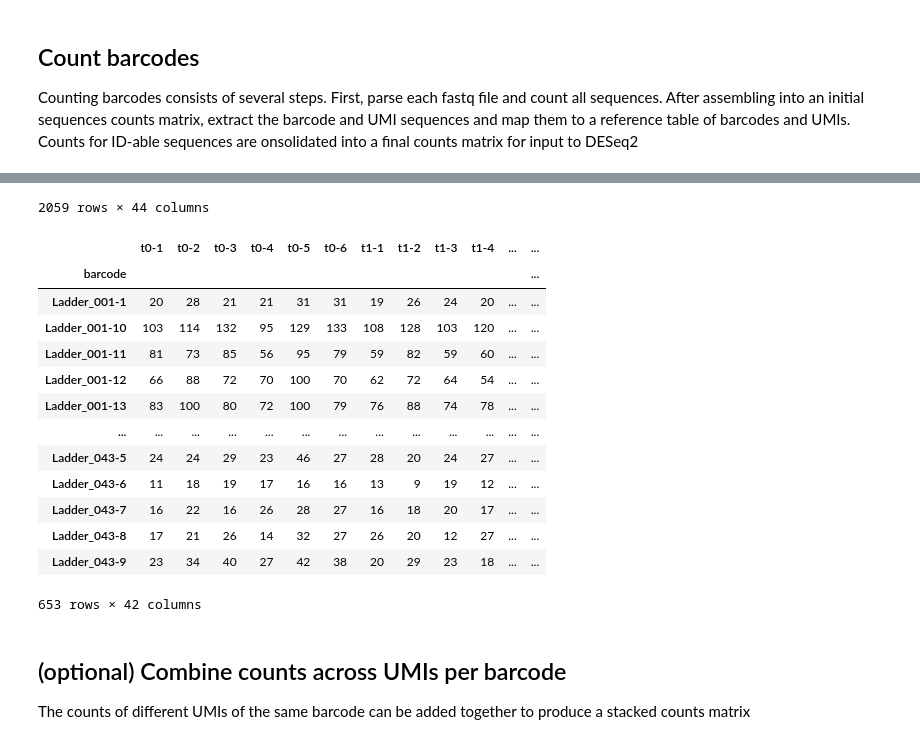
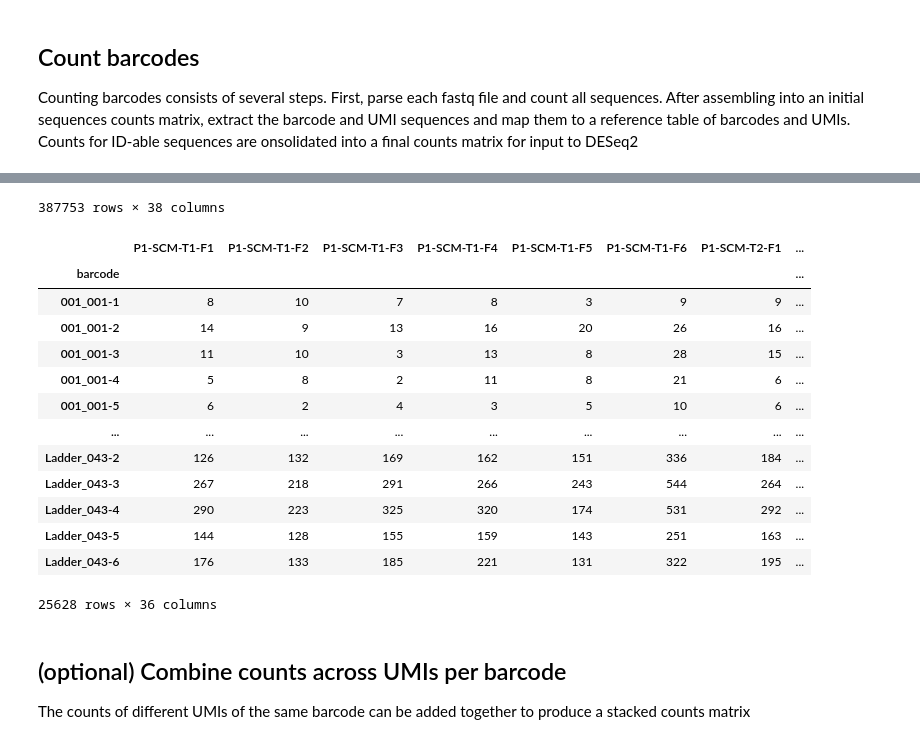
Before and after one commit to roy-ang/crispey3-epistasis, a Jupyter notebook: notebooks/analysis/crispey3-count-barcodes.ipynb, the cells around one changed output, grey strips where cells are left out. Drawn from its saved outputs; the diff is of its cells as text; code cells hidden in the pictures.

Commit message:
mapping code updated, working with pool1_scm_aug2021 data

```diff
--- a/notebooks/analysis/crispey3-count-barcodes.ipynb
+++ b/notebooks/analysis/crispey3-count-barcodes.ipynb
@@ -93,7 +48,7 @@ Searching 336 files..  [####################################]  100%
 # %%
 # key to map fastq names to output names
 seqID_to_sampleName = {}
-sample_key_file = "/home/users/rang/crispey3/ladder_pilot_feb2021/SampleKey-18146-30.txt"
+sample_key_file = "/home/users/rang/scratch/yeast/crispey3/pool1_scm_aug2021/SampleKey-18146-36.txt"
 with open(sample_key_file, 'r') as sample_key:
     sample_key.readline() # skip header
     for line in sample_key:
@@ -105,11 +60,11 @@ with open(sample_key_file, 'r') as sample_key:
 Remove staggers, leaving the UMI+partial barcode sequence (19-26bp, may be shorter depending on quality trimming)
 # %%
 # working directory with fastq files
-working_dir="/home/users/rang/scratch/yeast/tmp/ladder_pilot_adapted/fastq/"
+working_dir="/home/users/rang/scratch/yeast/crispey3/pool1_scm_aug2021/fastq/"
 os.chdir(working_dir)
 
 # get read 2 files for trimming
-fastq_list = sorted([os.path.abspath(x) for x in glob.glob("*R2_adapted.fastq.gz")])
+fastq_list = sorted([os.path.abspath(x) for x in glob.glob("*R2_001.fastq.gz")])
 # %%
 # cutadapt parameters to trim read 2 to get barcode+UMI (27bp)
 adapter_5prime = 'GGCCAGTTTAAACTT'
@@ -130,7 +85,7 @@ for fastq_path in fastq_list:
 
     # rename output files by sample key stored in seqID_to_sampleName
     fastq_file = os.path.basename(fastq_path)
-    output_file_r2 = pattern.sub(lambda x: seqID_to_sampleName[x.group()], fastq_file).replace("_adapted.fastq.gz", "_adapted_trimmed.fastq.gz")
+    output_file_r2 = pattern.sub(lambda x: seqID_to_sampleName[x.group()], fastq_file).replace("_001.fastq.gz", "_001_trimmed.fastq.gz")
     output_file_r1 = output_file_r2.replace("_R2_", "_R1_")
 
     print('Trimming: ' + fastq_path)
@@ -138,8 +93,8 @@ for fastq_path in fastq_list:
     cutadapt_cmd = ["cutadapt", "-g", adapter_5prime,
                     "-j", str(num_of_cores),
                     "-e", str(err),
-                    "-q", "20", # use -q for miseq/hiseq quality trimming
-                    #"--nextseq-trim", "20", # use this option for nextseq quality trimming
+                    #"-q", "20", # use -q for miseq/hiseq quality trimming
+                    "--nextseq-trim", "20", # use this option for nextseq quality trimming
                     "--discard-untrimmed", "-m", str(min_r2_length),
                     "--pair-filter=first",
                     "-o", output_dir+output_file_r2, "-p", output_dir+output_file_r1,
@@ -404,24 +371,22 @@ seq_counts_df.to_csv(output_dir+seq_counts_filename, sep="\t")
 mapped_counts_df = seq_counts_df.copy()
 mapped_counts_df = mapped_counts_df.reset_index()
 
-# filter out singletons and doubletons (computationally expensive to map these rare barcodes, minimal impact to total count)
-mapped_counts_df = mapped_counts_df.loc[mapped_counts_df.sum(axis=1)>=3]
+# filter out low count barcodes (computationally expensive to map these rare barcodes, minimal impact to total count (~2%))
+cutoff = 3
+mapped_counts_df = mapped_counts_df.loc[mapped_counts_df.sum(axis=1)>=cutoff]
 
-# split sequences up for multiprocessing
-def map_sequences(seq_list, barcode_table, umi_list, barcode_length, umi_length, linker_seq):
-    '''
-    helper function for multiprocessing of barcode-umi mapping
-    '''
-    return seq_list.apply(map_seq_to_barcode_umi, args=(barcode_table, umi_list, barcode_length, umi_length, linker_seq))
-
+# do multiprocessing for sequence mapping
 num_of_cores = len(os.sched_getaffinity(0))
 with mp.Pool(num_of_cores) as pool:
-    sequences_chunks = np.array_split(mapped_counts_df['sequence'], num_of_cores)
-    starmap_args = [[seq_list, barcode_table, umi_list, 12, 9, 'GCATGC'] for seq_list in sequences_chunks]
-    barcode_umi_id_lists = pool.starmap(map_sequences, starmap_args)
+    barcode_umi_id_list = [pool.apply_async(map_seq_to_barcode_umi, (seq, barcode_table, umi_list, 12, 9, 'GCATGC')) for seq in mapped_counts_df['sequence']]
+    barcode_umi_id_list = [res.get() for res in barcode_umi_id_list]
 
-mapped_counts_df['barcode_umi_id'] = pd.concat(barcode_umi_id_lists)
+# mapped_counts_df['barcode_umi_id'] = [x for res in barcode_umi_id_lists for x in res] #pd.concat(barcode_umi_id_lists)
+mapped_counts_df['barcode_umi_id'] = barcode_umi_id_list
 display(mapped_counts_df)
+
+# remove unknowns
+mapped_counts_df = mapped_counts_df.query('barcode_umi_id!="UNKNOWN"')
 
 # consolidate counts
 mapped_counts_df = mapped_counts_df.groupby('barcode_umi_id').sum().fillna(0).astype(int)
@@ -433,7 +398,6 @@ os.makedirs(output_dir, exist_ok=True)
 mapped_counts_df.to_csv(output_dir+barcode_counts_filename, sep="\t")
 
 
-
 # # one-liner to map sequences to barcode-umi IDs
 # # warning: single-threaded, expected to be slow
 # mapped_counts_df['barcode_umi_id'] = mapped_counts_df['sequence'].apply(map_seq_to_barcode_umi, args=(barcode_table, umi_list, 12, 9, 'GCATGC'))
@@ -453,18 +417,18 @@ mapped_counts_df.to_csv(output_dir+barcode_counts_filename, sep="\t")
-2059 rows × 44 columns
+387753 rows × 38 columns
-|  | t0-1 | t0-2 | t0-3 | t0-4 | t0-5 | t0-6 | t1-1 | t1-2 | t1-3 | t1-4 | ... | ... |
-| barcode |  |  |  |  |  |  |  |  |  |  |  | ... |
-| Ladder_001-1 | 20 | 28 | 21 | 21 | 31 | 31 | 19 | 26 | 24 | 20 | ... | ... |
-| Ladder_001-10 | 103 | 114 | 132 | 95 | 129 | 133 | 108 | 128 | 103 | 120 | ... | ... |
-| Ladder_001-11 | 81 | 73 | 85 | 56 | 95 | 79 | 59 | 82 | 59 | 60 | ... | ... |
-| Ladder_001-12 | 66 | 88 | 72 | 70 | 100 | 70 | 62 | 72 | 64 | 54 | ... | ... |
-| Ladder_001-13 | 83 | 100 | 80 | 72 | 100 | 79 | 76 | 88 | 74 | 78 | ... | ... |
-| ... | ... | ... | ... | ... | ... | ... | ... | ... | ... | ... | ... | ... |
-| Ladder_043-5 | 24 | 24 | 29 | 23 | 46 | 27 | 28 | 20 | 24 | 27 | ... | ... |
-| Ladder_043-6 | 11 | 18 | 19 | 17 | 16 | 16 | 13 | 9 | 19 | 12 | ... | ... |
-| Ladder_043-7 | 16 | 22 | 16 | 26 | 28 | 27 | 16 | 18 | 20 | 17 | ... | ... |
-| Ladder_043-8 | 17 | 21 | 26 | 14 | 32 | 27 | 26 | 20 | 12 | 27 | ... | ... |
-| Ladder_043-9 | 23 | 34 | 40 | 27 | 42 | 38 | 20 | 29 | 23 | 18 | ... | ... |
+|  | P1-SCM-T1-F1 | P1-SCM-T1-F2 | P1-SCM-T1-F3 | P1-SCM-T1-F4 | P1-SCM-T1-F5 | P1-SCM-T1-F6 | P1-SCM-T2-F1 | ... |
+| barcode |  |  |  |  |  |  |  | ... |
+| 001_001-1 | 8 | 10 | 7 | 8 | 3 | 9 | 9 | ... |
+| 001_001-2 | 14 | 9 | 13 | 16 | 20 | 26 | 16 | ... |
+| 001_001-3 | 11 | 10 | 3 | 13 | 8 | 28 | 15 | ... |
+| 001_001-4 | 5 | 8 | 2 | 11 | 8 | 21 | 6 | ... |
+| 001_001-5 | 6 | 2 | 4 | 3 | 5 | 10 | 6 | ... |
+| ... | ... | ... | ... | ... | ... | ... | ... | ... |
+| Ladder_043-2 | 126 | 132 | 169 | 162 | 151 | 336 | 184 | ... |
+| Ladder_043-3 | 267 | 218 | 291 | 266 | 243 | 544 | 264 | ... |
+| Ladder_043-4 | 290 | 223 | 325 | 320 | 174 | 531 | 292 | ... |
+| Ladder_043-5 | 144 | 128 | 155 | 159 | 143 | 251 | 163 | ... |
+| Ladder_043-6 | 176 | 133 | 185 | 221 | 131 | 322 | 195 | ... |
-653 rows × 42 columns
+25628 rows × 36 columns
 # %% [markdown]
 ## (optional) Combine counts across UMIs per barcode
 The counts of different UMIs of the same barcode can be added together to produce a stacked counts matrix
```
Also changed, not shown: parts of 13 cells of this notebook.
